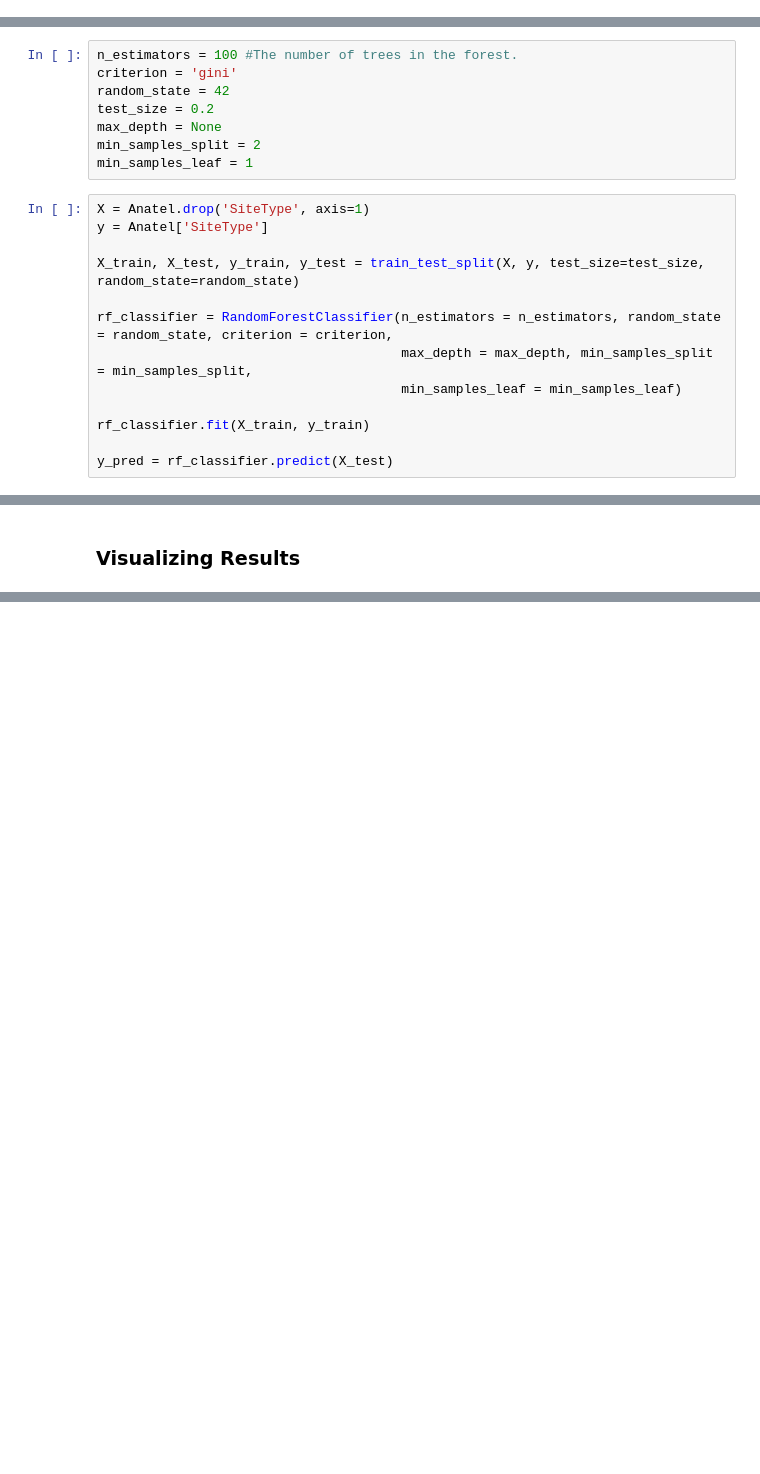
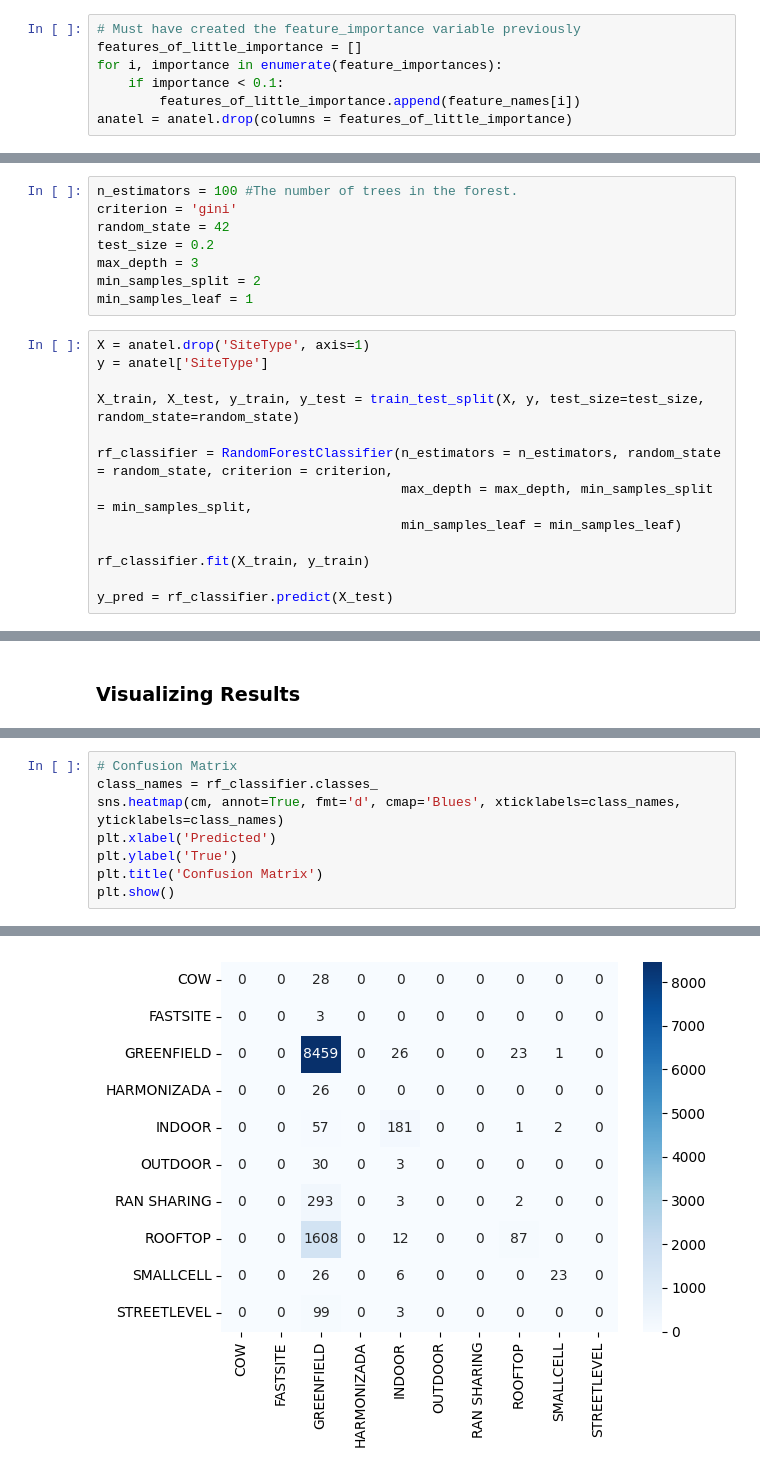
Before and after one commit to AlexFidalgo/TelecomSiteTypeClassifier, a Jupyter notebook: ML_algorithms/DecisionTree/random_forest.ipynb, the cells around one changed output, grey strips where cells are left out. Cells and saved outputs as stored; diff of their text form; blank space fills up the shorter version.

Commit message:
adds visualization cells

```diff
--- a/ML_algorithms/DecisionTree/random_forest.ipynb
+++ b/ML_algorithms/DecisionTree/random_forest.ipynb
@@ -22,3 +26,10 @@ anatel = anatel.drop(columns = ["Polarization_V", "MinTxFreq", "MaxRxFreq", "Bas
+# %%
+# Must have created the feature_importance variable previously
+features_of_little_importance = []
+for i, importance in enumerate(feature_importances):
+    if importance < 0.1:
+        features_of_little_importance.append(feature_names[i])
+anatel = anatel.drop(columns = features_of_little_importance)
 # %% [markdown]
 ### Running Random Forest
 # %%
@@ -26,12 +37,12 @@ n_estimators = 100 #The number of trees in the forest.
 criterion = 'gini'
 random_state = 42
 test_size = 0.2
-max_depth = None
+max_depth = 3
 min_samples_split = 2
 min_samples_leaf = 1
 # %%
-X = Anatel.drop('SiteType', axis=1)
-y = Anatel['SiteType']
+X = anatel.drop('SiteType', axis=1)
+y = anatel['SiteType']
 
 X_train, X_test, y_train, y_test = train_test_split(X, y, test_size=test_size, random_state=random_state)
 
@@ -55,0 +86,9 @@ print(f"Confusion matrix: {cm}")
+# %%
+# Confusion Matrix
+class_names = rf_classifier.classes_
+sns.heatmap(cm, annot=True, fmt='d', cmap='Blues', xticklabels=class_names, yticklabels=class_names)
+plt.xlabel('Predicted')
+plt.ylabel('True')
+plt.title('Confusion Matrix')
+plt.show()
+# %% [output]
@@ -55,0 +96 @@ print(f"Confusion matrix: {cm}")
+[figure, added]
```
Also changed, not shown: parts of 7 cells of this notebook.
